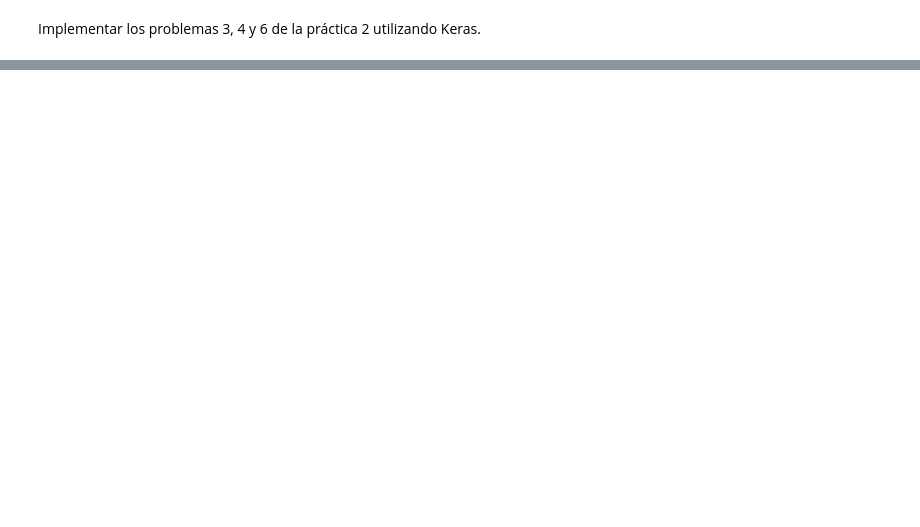
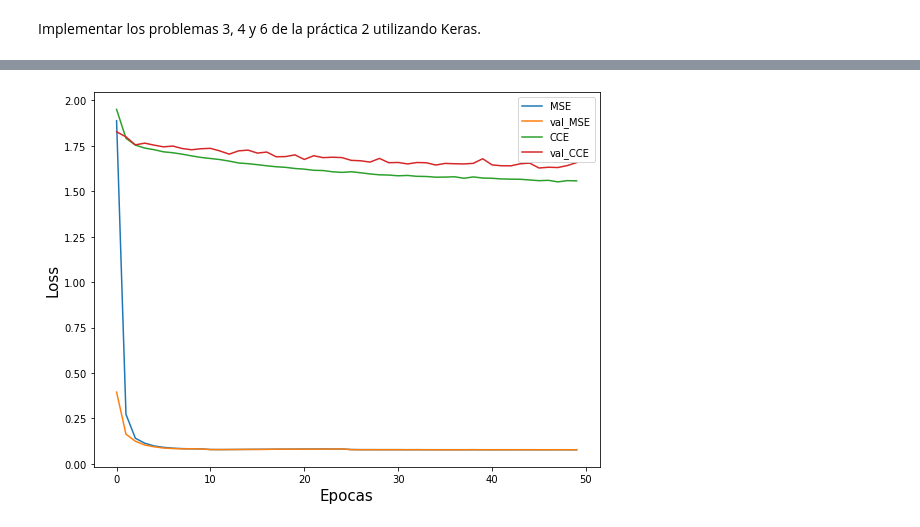
Before and after one commit to lautarogiordano/DL-IB-Exs, a Jupyter notebook: P3/Ej_2.ipynb, the cells around one changed output, grey strips where cells are left out. Cells and saved outputs as stored; diff of their text form; code cells hidden in the pictures; blank space fills up the shorter version.

```diff
--- a/P3/Ej_2.ipynb
+++ b/P3/Ej_2.ipynb
@@ -49,0 +66,11 @@ model.summary()
+# %%
+opt = tf.keras.optimizers.Adam(learning_rate=.005)
+
+input = tf.keras.layers.Input(shape=(32,32,3))
+flat = tf.keras.layers.Flatten()(input)
+l1 = tf.keras.layers.Dense(100, activation='relu', use_bias=True, kernel_regularizer=tf.keras.regularizers.L2(5e-3))(flat)
+output = tf.keras.layers.Dense(10, activation='linear', use_bias=True, kernel_regularizer=tf.keras.regularizers.L2(5e-3))(l1)
+
+model = tf.keras.Model(inputs=input, outputs=output)
+
+model.summary()
@@ -49,0 +95,4 @@ model.summary()
+# %%
+model.compile(optimizer=opt, loss='mse', metrics=['accuracy'])
+hist3 = model.fit(Xtrain, ytrain, validation_data=(Xtest, ytest), epochs=50,
+                  callbacks=callbacks_list, batch_size=128, verbose=2)
@@ -49,0 +119,11 @@ model.summary()
+# %%
+opt2 = tf.keras.optimizers.Adam(learning_rate=.001)
+
+input = tf.keras.layers.Input(shape=(32,32,3))
+flat = tf.keras.layers.Flatten()(input)
+l1 = tf.keras.layers.Dense(100, activation='sigmoid', use_bias=True, kernel_regularizer=tf.keras.regularizers.L2(1e-3))(flat)
+output = tf.keras.layers.Dense(10, activation='linear', use_bias=True, kernel_regularizer=tf.keras.regularizers.L2(1e-3))(l1)
+
+model2 = tf.keras.Model(inputs=input, outputs=output)
+
+model2.summary()
@@ -49,0 +148,3 @@ model.summary()
+# %%
+model2.compile(optimizer=opt2, loss=tf.keras.losses.CategoricalCrossentropy(from_logits=True), metrics=['accuracy'])
+hist4 = model2.fit(Xtrain, ytrain, validation_data=(Xtest, ytest), epochs=50, batch_size=128, verbose=2)
@@ -49,0 +169,13 @@ model.summary()
+# %%
+plt.figure(figsize=(8, 6))
+plt.plot(hist3.history['loss'], label='MSE')
+plt.plot(hist3.history['val_loss'], label='val_MSE')
+plt.plot(hist4.history['loss'], label='CCE')
+plt.plot(hist4.history['val_loss'], label='val_CCE')
+plt.xlabel('Epocas', fontsize=15)
+plt.ylabel('Loss', fontsize=15)
+plt.legend(loc='best')
+plt.tight_layout()
+plt.show()
+# %% [output]
+[figure, added]
```
Also changed, not shown: parts of 14 cells of this notebook.
